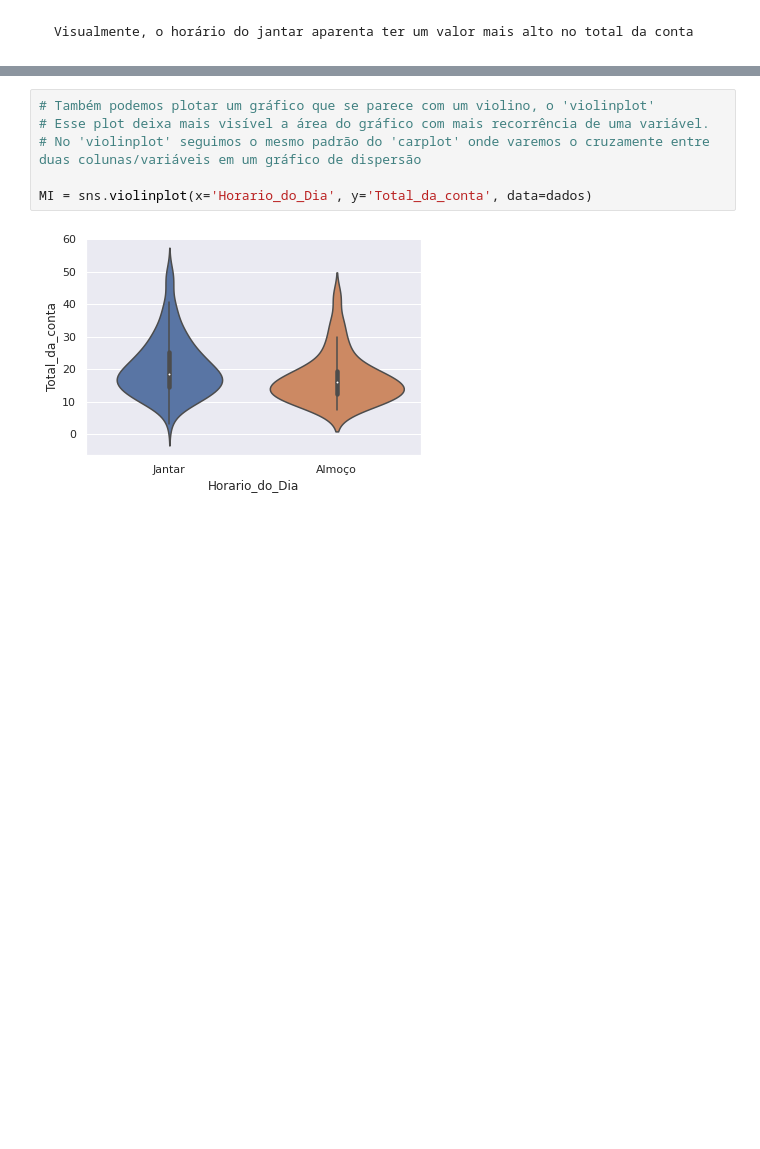
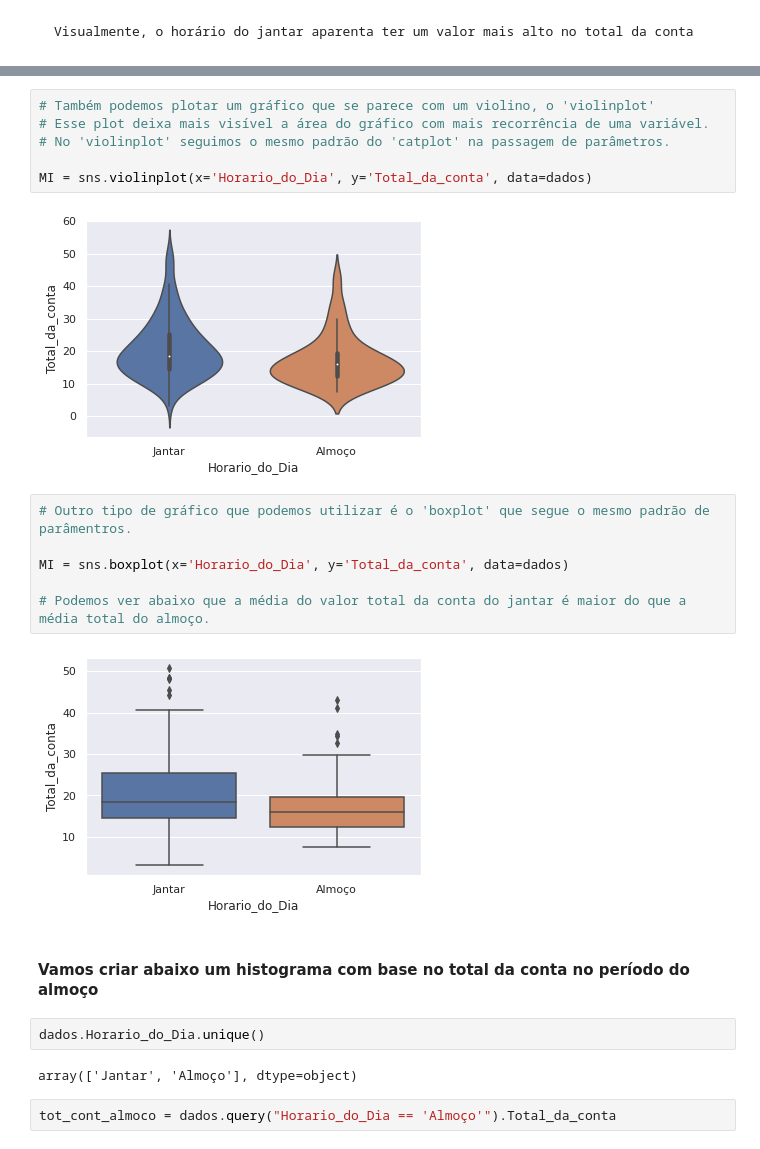
Before and after one commit to Olivierah/Data_Visualization, a Jupyter notebook: Tips_Data_Sample.ipynb, the cells around one changed output, grey strips where cells are left out. Cells and saved outputs as stored; diff of their text form; blank space fills up the shorter version.

```diff
--- a/Tips_Data_Sample.ipynb
+++ b/Tips_Data_Sample.ipynb
@@ -514,8 +520,24 @@ MI = sns.catplot(x='Horario_do_Dia', y='Total_da_conta', kind='swarm', data=dado
 # %%
 # Também podemos plotar um gráfico que se parece com um violino, o 'violinplot'
 # Esse plot deixa mais visível a área do gráfico com mais recorrência de uma variável.
-# No 'violinplot' seguimos o mesmo padrão do 'carplot' onde varemos o cruzamente entre duas colunas/variáveis em um gráfico de dispersão
+# No 'violinplot' seguimos o mesmo padrão do 'catplot' na passagem de parâmetros.
 
 MI = sns.violinplot(x='Horario_do_Dia', y='Total_da_conta', data=dados)
 # %% [output]
 [figure]
+# %%
+# Outro tipo de gráfico que podemos utilizar é o 'boxplot' que segue o mesmo padrão de parâmentros.
+
+MI = sns.boxplot(x='Horario_do_Dia', y='Total_da_conta', data=dados)
+
+# Podemos ver abaixo que a média do valor total da conta do jantar é maior do que a média total do almoço.
+# %% [output]
+[figure, added]
+# %% [markdown]
+#### Vamos criar abaixo um histograma com base no total da conta no período do almoço
+# %%
+dados.Horario_do_Dia.unique()
+# %% [output]
+array(['Jantar', 'Almoço'], dtype=object)
+# %%
+tot_cont_almoco = dados.query("Horario_do_Dia == 'Almoço'").Total_da_conta
```
Also changed, not shown: parts of 27 cells of this notebook.
